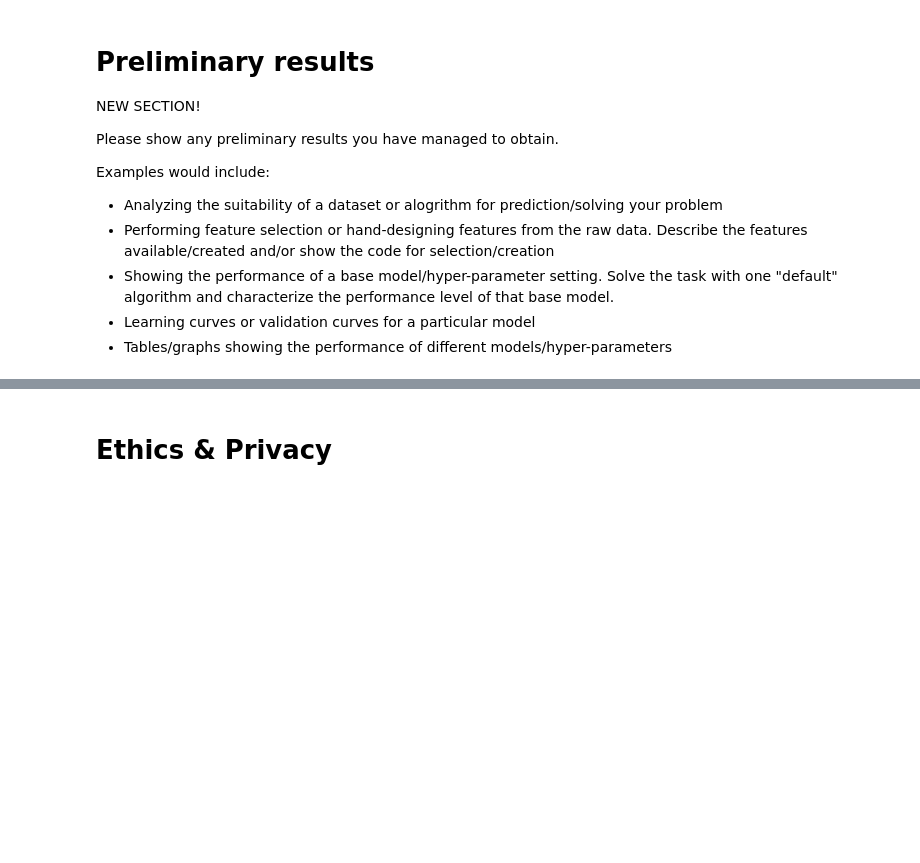
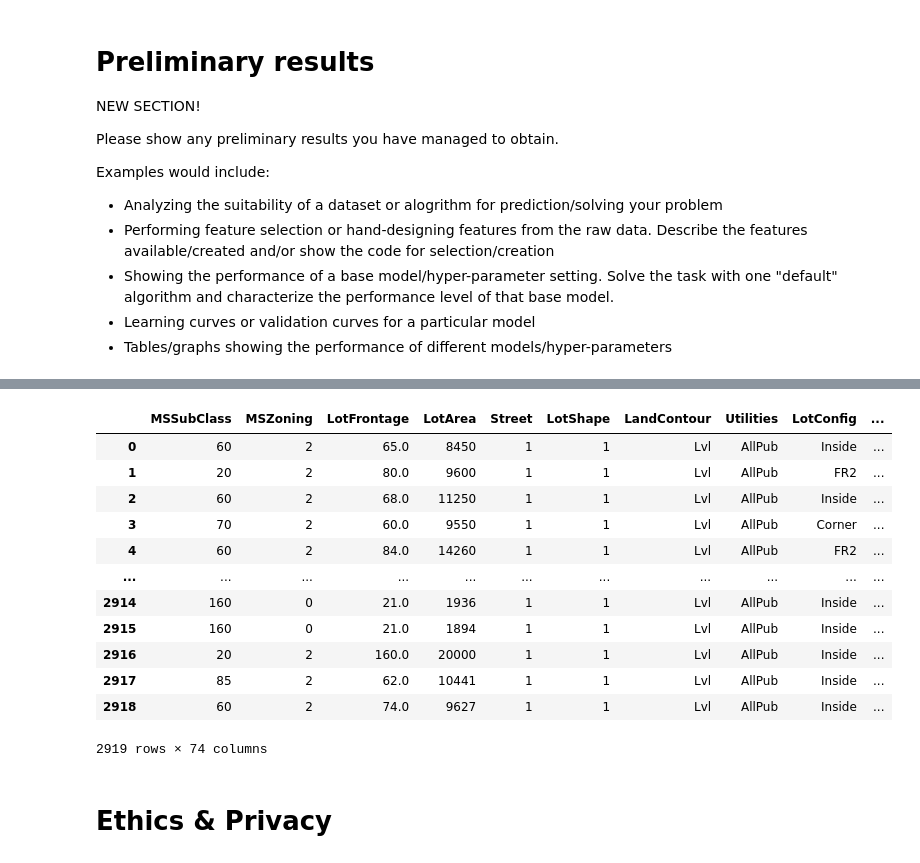
Before and after one commit to COGS118A/Group047-Sp22, a Jupyter notebook: Checkpoint_group047.ipynb, the cells around one changed output, grey strips where cells are left out. Saved outputs shown, nothing was run; the diff lists cells and outputs as text; code cells hidden in the pictures; blank space fills up the shorter version.

```diff
--- a/Checkpoint_group047.ipynb
+++ b/Checkpoint_group047.ipynb
@@ -139 +143,4 @@ Features we decided to eliminate and corresponding reasons:</br>
+# %%
+data = data.drop(columns = ['index', 'Id', 'Alley', 'PoolQC', 'Fence', 'MiscFeature', 'MiscVal', 'MoSold'])
+data['PoolArea'] = np.where(data['PoolArea'] > 0, 1, 0)
 # %% [markdown]
@@ -144,0 +159,12 @@ train_set['PoolArea'] = np.where(train_set['PoolArea'] > 0, 1, 0)
+# %%
+def encode_zone(i):
+    if i == 'RH':
+        return 0
+    elif i == 'RM':
+        return 0
+    elif i == 'RP' or i == 'RL':
+        return 2
+    else:
+        return 3
+
+data['MSZoning'] = data['MSZoning'].apply(encode_zone)
@@ -144,0 +175,2 @@ train_set['PoolArea'] = np.where(train_set['PoolArea'] > 0, 1, 0)
+# %%
+data['Street'] = np.where(data['Street'] == 'Grvl', 0, 1)
@@ -145,3 +185,27 @@ train_set['PoolArea'] = np.where(train_set['PoolArea'] > 0, 1, 0)
+# %%
+def encode_lotshape(i):
+    if i == 'Reg' or i == 'IR1':
+        return 1
+    else:
+        return 0
+
+data['LotShape'] = data['LotShape'].apply(encode_lotshape)
+# %%
+data
+# %% [output]
+|  | MSSubClass | MSZoning | LotFrontage | LotArea | Street | LotShape | LandContour | Utilities | LotConfig | ... |
+| 0 | 60 | 2 | 65.0 | 8450 | 1 | 1 | Lvl | AllPub | Inside | ... |
+| 1 | 20 | 2 | 80.0 | 9600 | 1 | 1 | Lvl | AllPub | FR2 | ... |
+| 2 | 60 | 2 | 68.0 | 11250 | 1 | 1 | Lvl | AllPub | Inside | ... |
+| 3 | 70 | 2 | 60.0 | 9550 | 1 | 1 | Lvl | AllPub | Corner | ... |
+| 4 | 60 | 2 | 84.0 | 14260 | 1 | 1 | Lvl | AllPub | FR2 | ... |
+| ... | ... | ... | ... | ... | ... | ... | ... | ... | ... | ... |
+| 2914 | 160 | 0 | 21.0 | 1936 | 1 | 1 | Lvl | AllPub | Inside | ... |
+| 2915 | 160 | 0 | 21.0 | 1894 | 1 | 1 | Lvl | AllPub | Inside | ... |
+| 2916 | 20 | 2 | 160.0 | 20000 | 1 | 1 | Lvl | AllPub | Inside | ... |
+| 2917 | 85 | 2 | 62.0 | 10441 | 1 | 1 | Lvl | AllPub | Inside | ... |
+| 2918 | 60 | 2 | 74.0 | 9627 | 1 | 1 | Lvl | AllPub | Inside | ... |
+2919 rows × 74 columns
 # %% [markdown]
 # Ethics & Privacy
 # %% [markdown]
```
Also changed, not shown: parts of 9 cells of this notebook.
